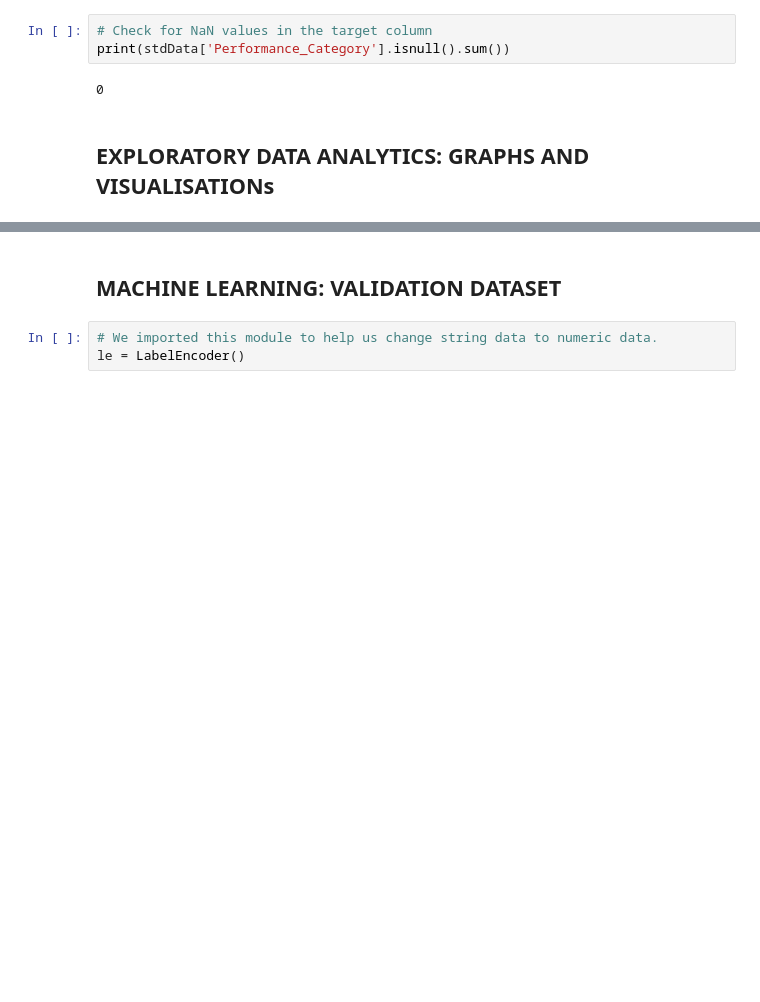
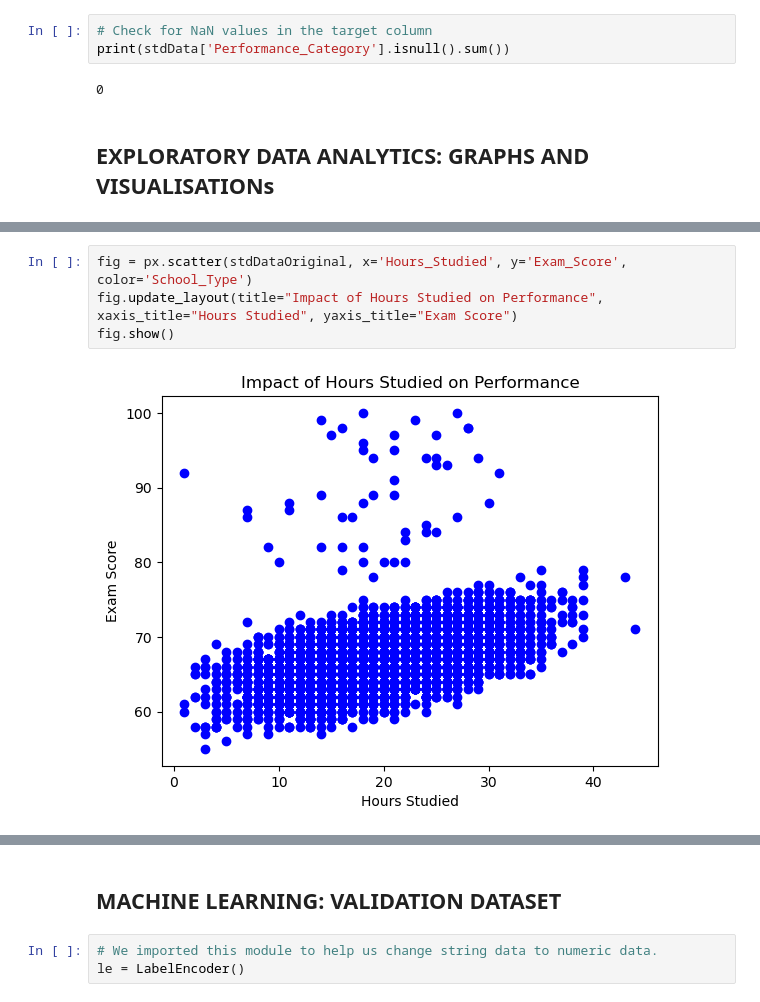
Before and after one commit to dylanDA23/DTA_Assignment2024, a Jupyter notebook: NewDataSet/DTA_ASSIGNMENT.ipynb, the cells around one changed output, grey strips where cells are left out. Drawn from its saved outputs; the diff is of its cells as text; blank space fills up the shorter version.

Commit message:
make changes on graphs

```diff
--- a/NewDataSet/DTA_ASSIGNMENT.ipynb
+++ b/NewDataSet/DTA_ASSIGNMENT.ipynb
@@ -295,0 +311,6 @@ print(stdData['Performance_Category'].isnull().sum())
+# %%
+fig = px.scatter(stdDataOriginal, x='Hours_Studied', y='Exam_Score', color='School_Type')
+fig.update_layout(title="Impact of Hours Studied on Performance", xaxis_title="Hours Studied", yaxis_title="Exam Score")
+fig.show()
+# %% [output]
+[figure, added]
```
Also changed, not shown: parts of 20 cells of this notebook.
